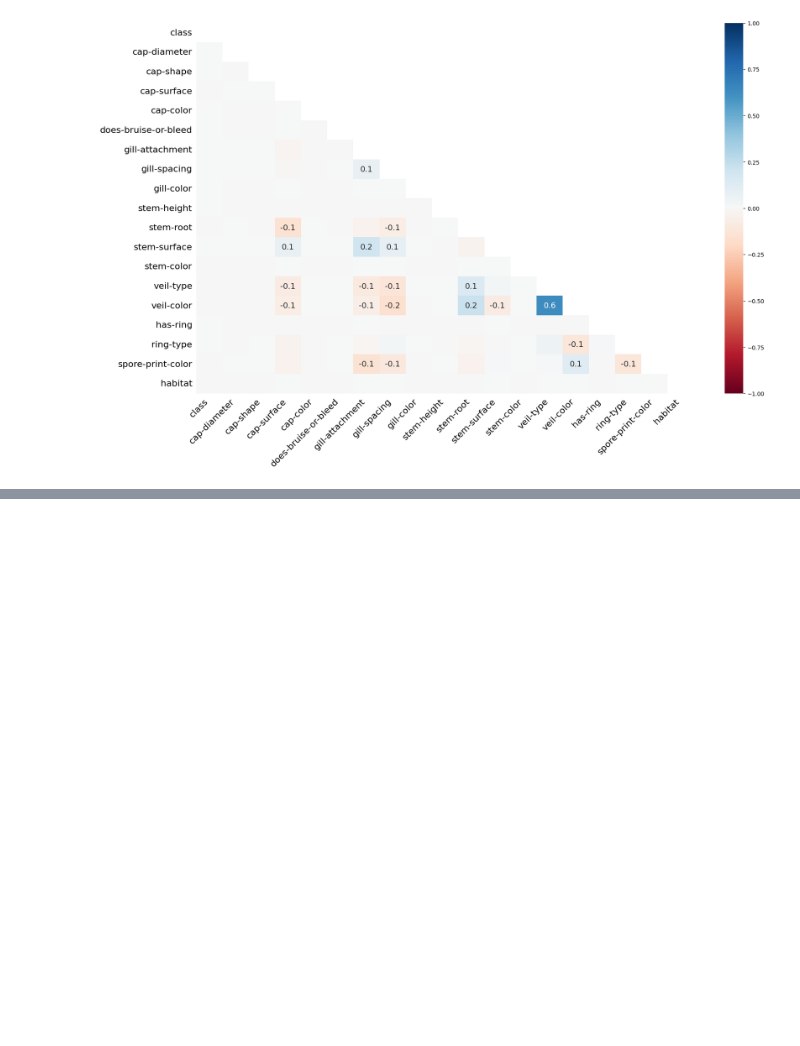
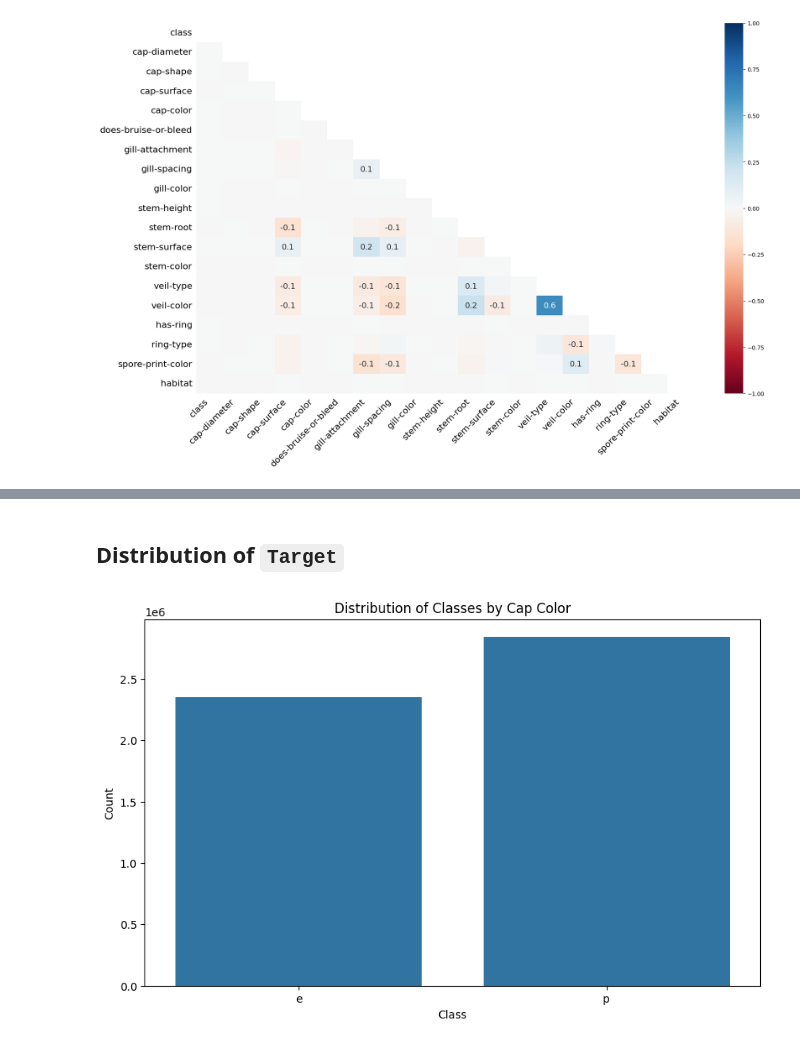
Before and after one commit to yashksaini-coder/Binary-Prediction-of-Poisonous-Mushrooms, a Jupyter notebook: Binary-Prediction-XGB.ipynb, the cells around one changed output, grey strips where cells are left out. Drawn from its saved outputs; the diff is of its cells as text; code cells hidden in the pictures; blank space fills up the shorter version.

Commit message:
Chore: Perform EDA of the `Target` variable

```diff
--- a/Binary-Prediction-XGB.ipynb
+++ b/Binary-Prediction-XGB.ipynb
@@ -191,0 +279,2 @@ DataFrame Summary:
+# %% [markdown]
+## **Distribution of `Target`**
@@ -191,0 +284,10 @@ DataFrame Summary:
+# %%
+# Countplot
+plt.figure(figsize=(10, 6))
+sns.countplot(x='class', data=df)
+plt.title('Distribution of Classes by Cap Color')
+plt.xlabel('Class')
+plt.ylabel('Count')
+plt.show()
+# %% [output]
+[figure, added]
```
Also changed, not shown: parts of 11 cells of this notebook.
